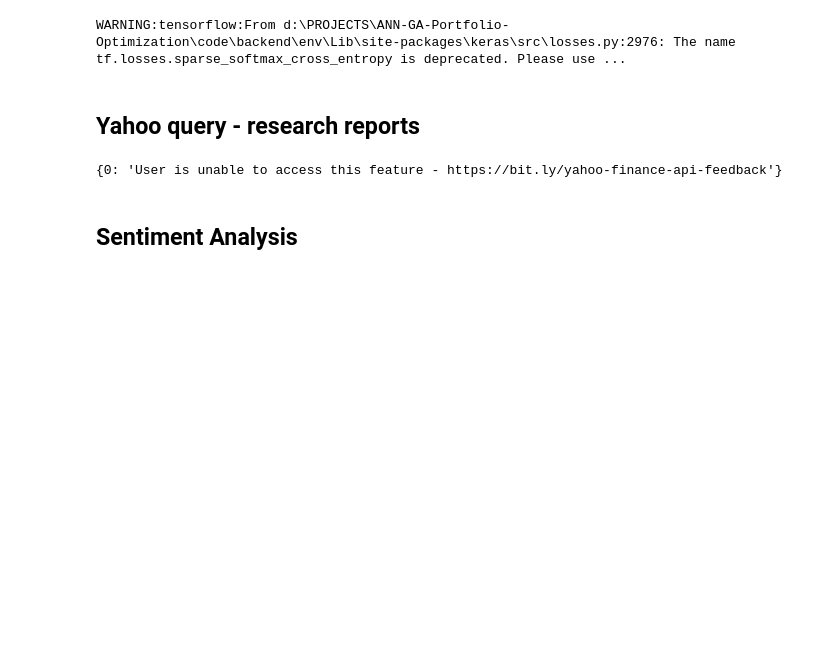
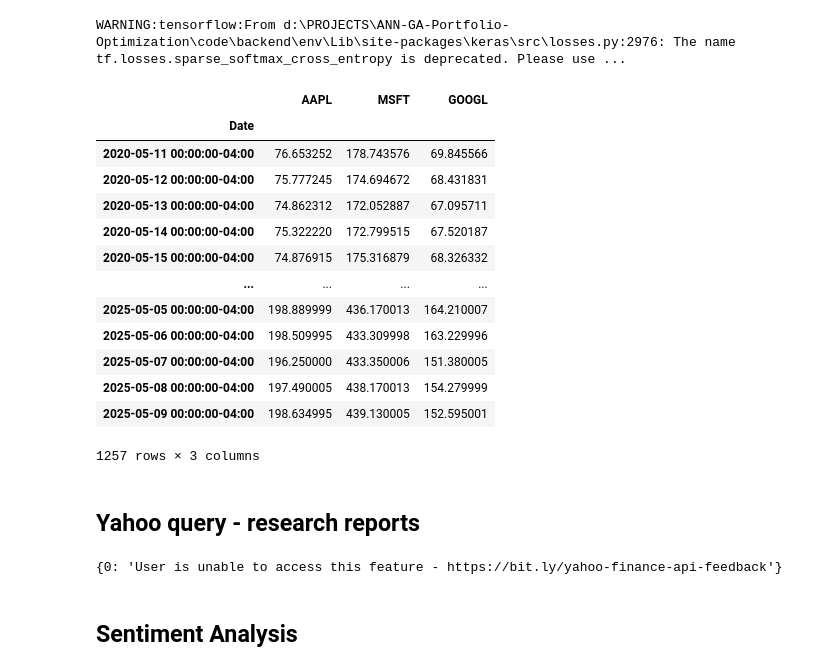
Before and after one commit to Vishal-jatia/BTP-2-Portfolio-Optimization, a Jupyter notebook: backend/app/testbed.ipynb, the cells around one changed output. Cells and saved outputs as stored; diff of their text form; code cells hidden in the pictures; blank space fills up the shorter version.

```diff
--- a/backend/app/testbed.ipynb
+++ b/backend/app/testbed.ipynb
@@ -39,6 +39,44 @@ import requests
 from transformers import pipeline
 # %% [output]
 WARNING:tensorflow:From d:\PROJECTS\ANN-GA-Portfolio-Optimization\code\backend\env\Lib\site-packages\keras\src\losses.py:2976: The name tf.losses.sparse_softmax_cross_entropy is deprecated. Please use ...
+# %%
+def fetch_historical_data(tickers):
+    data = {}
+    # logger.info("List of tickers to fetch historical data")
+    # logger.debug(tickers)
+    for ticker in tickers:
+        try:
+            stock = yf.Ticker(ticker)
+            history = stock.history(period="5y")
+            if history.empty:
+                print(f"Warning: No data found for {ticker}")
+                continue
+            data[ticker] = history
+        except Exception as e:
+            print(f"Error fetching data for {ticker}: {e}")
+    return data
+# %%
+tickers = ["AAPL", "MSFT", "GOOGL"]
+# %%
+data = fetch_historical_data(tickers)
+# data
+prices_df = pd.DataFrame({ticker: pd.Series(prices["Close"]) for ticker, prices in data.items()})
+prices_df
+# %% [output]
+|  | AAPL | MSFT | GOOGL |
+| Date |  |  |  |
+| 2020-05-11 00:00:00-04:00 | 76.653252 | 178.743576 | 69.845566 |
+| 2020-05-12 00:00:00-04:00 | 75.777245 | 174.694672 | 68.431831 |
+| 2020-05-13 00:00:00-04:00 | 74.862312 | 172.052887 | 67.095711 |
+| 2020-05-14 00:00:00-04:00 | 75.322220 | 172.799515 | 67.520187 |
+| 2020-05-15 00:00:00-04:00 | 74.876915 | 175.316879 | 68.326332 |
+| ... | ... | ... | ... |
+| 2025-05-05 00:00:00-04:00 | 198.889999 | 436.170013 | 164.210007 |
+| 2025-05-06 00:00:00-04:00 | 198.509995 | 433.309998 | 163.229996 |
+| 2025-05-07 00:00:00-04:00 | 196.250000 | 433.350006 | 151.380005 |
+| 2025-05-08 00:00:00-04:00 | 197.490005 | 438.170013 | 154.279999 |
+| 2025-05-09 00:00:00-04:00 | 198.634995 | 439.130005 | 152.595001 |
+1257 rows × 3 columns
 # %% [markdown]
 ## Yahoo query - research reports
 # %%
```
Also changed, not shown: 12 other files.
